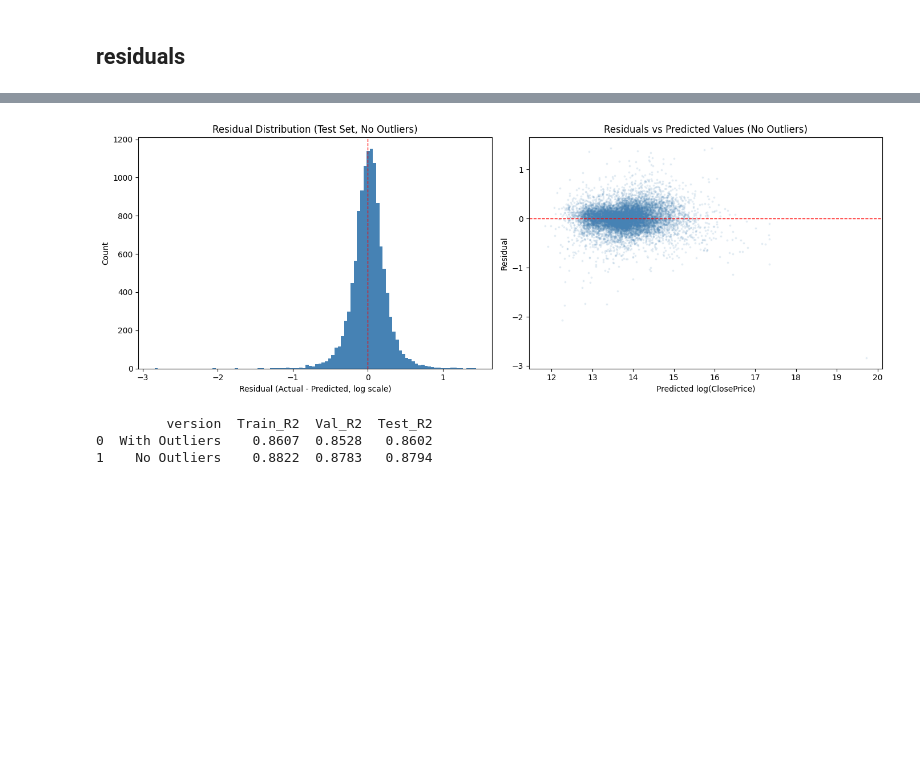
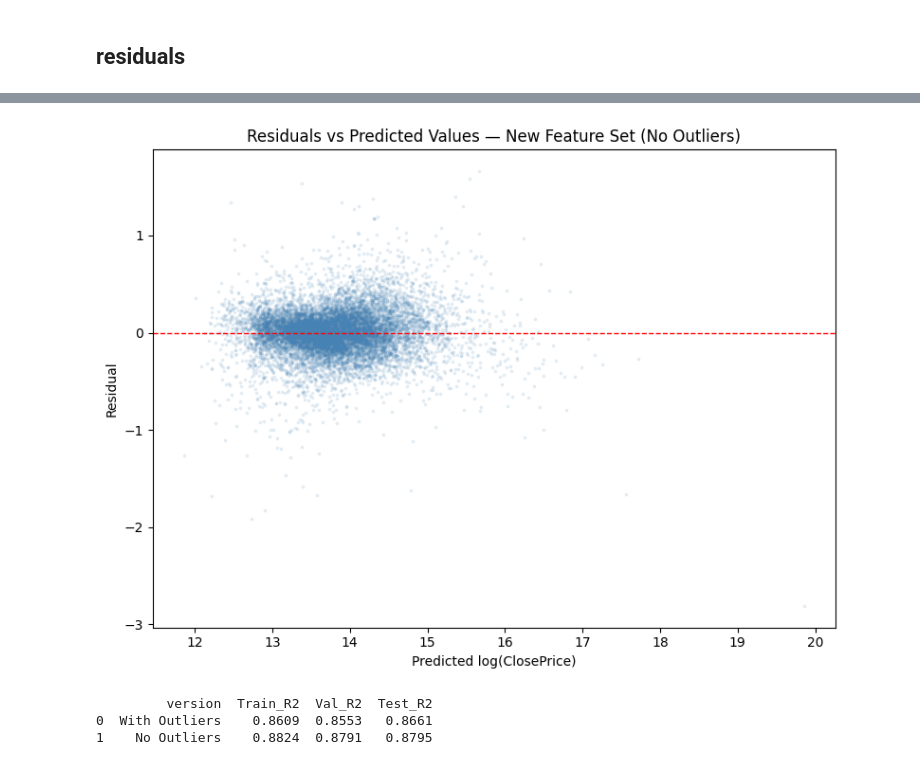
Before and after one commit to rsm-coc015/idx-exchange, a Jupyter notebook: 03_baseline_model.ipynb, the cells around one changed output, grey strips where cells are left out. Cells and saved outputs as stored; diff of their text form; code cells hidden in the pictures; blank space fills up the shorter version.

```diff
--- a/03_baseline_model.ipynb
+++ b/03_baseline_model.ipynb
@@ -197,0 +189,11 @@ Feature count after dropping: 35
+# %%
+cols_to_drop_collinear = [
+    "amenity_score",
+    "YearBuilt",
+]
+
+X_train_new = X_train_new.drop(columns=cols_to_drop_collinear, errors="ignore")
+X_val_new = X_val_new.drop(columns=cols_to_drop_collinear, errors="ignore")
+X_test_new = X_test_new.drop(columns=cols_to_drop_collinear, errors="ignore")
+
+print(f"New feature count after removing collinear columns: {X_train_new.shape[1]}")
@@ -486,11 +506,11 @@ Test: 11955 / 12017 kept (0.5159% removed)
 # %%
-X_train_no_outliers = X_train_scaled[train_mask]
+X_train_no_outliers = X_train_new_scaled[train_mask]
 y_train_no_outliers = y_train[train_mask]
 
-X_val_no_outliers = X_val_scaled[val_mask]
+X_val_no_outliers = X_val_new_scaled[val_mask]
 y_val_no_outliers = y_val[val_mask]
 
-X_test_no_outliers = X_test_scaled[test_mask]
+X_test_no_outliers = X_test_new_scaled[test_mask]
 y_test_no_outliers = y_test[test_mask]
 # %%
 model_no_outliers = LinearRegression()
@@ -540,32 +560,27 @@ Test MAE  (no outliers, log scale): 0.1667
 # %%
-residuals_test_no = y_test_no_outliers - y_pred_test_no
+y_pred_test_new_no = model_no_outliers.predict(X_test_no_outliers)
+residuals_test_new_no = y_test_no_outliers - y_pred_test_new_no
 
-fig, axes = plt.subplots(1, 2, figsize=(14, 5))
-
-axes[0].hist(residuals_test_no, bins=100, color="steelblue")
-axes[0].set_title("Residual Distribution (Test Set, No Outliers)")
-axes[0].set_xlabel("Residual (Actual - Predicted, log scale)")
-axes[0].set_ylabel("Count")
-axes[0].axvline(0, color="red", linestyle="--", linewidth=1)
-
-axes[1].scatter(y_pred_test_no, residuals_test_no, alpha=0.1, s=3, color="steelblue")
-axes[1].axhline(0, color="red", linestyle="--", linewidth=1)
-axes[1].set_title("Residuals vs Predicted Values (No Outliers)")
-axes[1].set_xlabel("Predicted log(ClosePrice)")
-axes[1].set_ylabel("Residual")
-
+plt.figure(figsize=(8, 6))
+plt.scatter(
+    y_pred_test_new_no, residuals_test_new_no, alpha=0.1, s=3, color="steelblue"
+)
+plt.axhline(0, color="red", linestyle="--", linewidth=1)
+plt.title("Residuals vs Predicted Values — New Feature Set (No Outliers)")
+plt.xlabel("Predicted log(ClosePrice)")
+plt.ylabel("Residual")
 plt.tight_layout()
 plt.show()
 # %% [output]
-[figure, old version]
+[figure, new version]
 # %%
 comparison = pd.DataFrame(
     [
         {
             "version": "With Outliers",
-            "Train_R2": r2_train,
-            "Val_R2": r2_val,
-            "Test_R2": r2_test,
+            "Train_R2": r2_train_new,
+            "Val_R2": r2_val_new,
+            "Test_R2": r2_test_new,
         },
         {
             "version": "No Outliers",
@@ -578,5 +593,5 @@ comparison = pd.DataFrame(
 print(comparison)
 # %% [output]
          version  Train_R2  Val_R2  Test_R2
-0  With Outliers    0.8607  0.8528   0.8602
-1    No Outliers    0.8822  0.8783   0.8794
+0  With Outliers    0.8609  0.8553   0.8661
+1    No Outliers    0.8824  0.8791   0.8795
```
Also changed, not shown: parts of 30 cells of this notebook, 9 other files.
